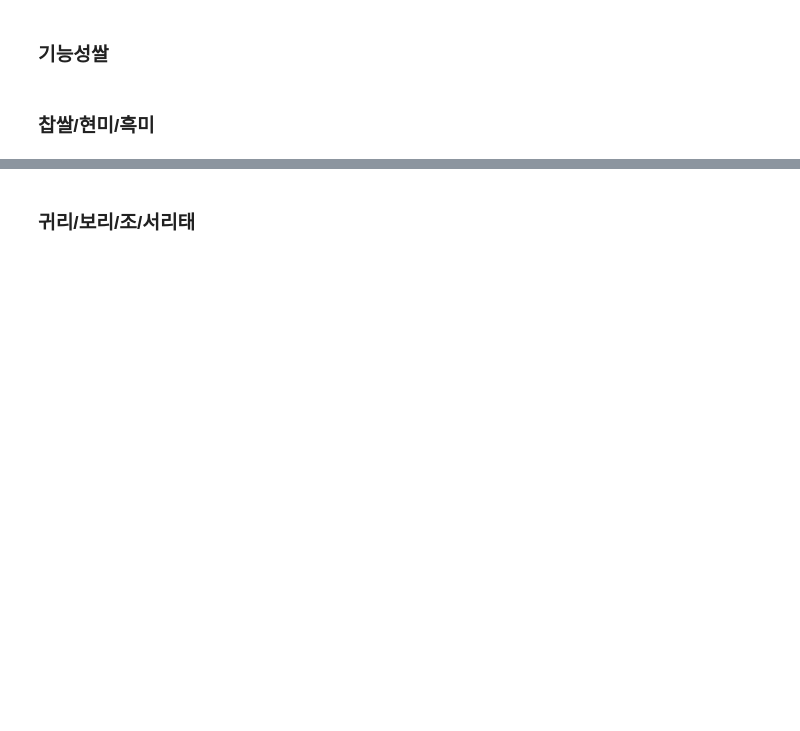
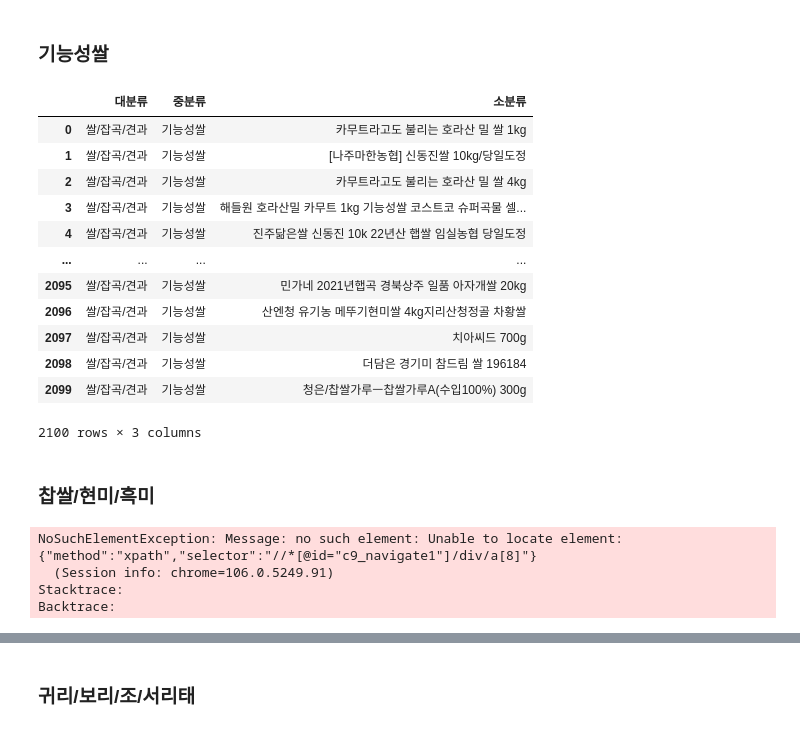
Before and after one commit to shinjangwoon/Store_Analysis, a Jupyter notebook: crawling/crawling.ipynb, the cells around one changed output, grey strips where cells are left out. Cells and saved outputs as stored; diff of their text form; code cells hidden in the pictures; blank space fills up the shorter version.

```diff
--- a/crawling/crawling.ipynb
+++ b/crawling/crawling.ipynb
@@ -1700,4 +1719,67 @@ for f in range(1,36):
 # %% [markdown]
 ### 기능성쌀
+# %%
+기능성쌀 = []
+driver.get('https://www.lotteon.com/search/render/render.ecn?render=nqapi&platform=pc&collection_id=9&login=Y&u9=navigate&u8=FC01240400&mallId=1')
+for f in range(1,36):
+    if f == 1:
+        name = driver.find_elements_by_class_name('srchProductUnitTitle')
+        time.sleep(2)
+        for named in range(0,len(name)):
+            기능성쌀.append(name[named].text)
+        driver.find_element_by_xpath('//*[@id="c9_navigate1"]/div/a[7]').click()
+    else:
+        time.sleep(2)
+        name = driver.find_elements_by_class_name('srchProductUnitTitle')
+        for named in range(0,len(name)):
+            기능성쌀.append(name[named].text)
+        if f < 35:
+            driver.find_element_by_xpath('//*[@id="c9_navigate1"]/div/a[8]').click()
+        else:
+            break
+# %%
+기능성쌀_df = pd.DataFrame(data=기능성쌀, columns=['소분류'])
+기능성쌀_df[['중분류', '대분류']] = ['기능성쌀', '쌀/잡곡/견과']
+기능성쌀_df = 기능성쌀_df[['대분류','중분류', '소분류']]
+기능성쌀_df
+# %% [output]
+|  | 대분류 | 중분류 | 소분류 |
+| 0 | 쌀/잡곡/견과 | 기능성쌀 | 카무트라고도 불리는 호라산 밀 쌀 1kg |
+| 1 | 쌀/잡곡/견과 | 기능성쌀 | [나주마한농협] 신동진쌀 10kg/당일도정 |
+| 2 | 쌀/잡곡/견과 | 기능성쌀 | 카무트라고도 불리는 호라산 밀 쌀 4kg |
+| 3 | 쌀/잡곡/견과 | 기능성쌀 | 해들원 호라산밀 카무트 1kg 기능성쌀 코스트코 슈퍼곡물 셀... |
+| 4 | 쌀/잡곡/견과 | 기능성쌀 | 진주닮은쌀 신동진 10k 22년산 햅쌀 임실농협 당일도정 |
+| ... | ... | ... | ... |
+| 2095 | 쌀/잡곡/견과 | 기능성쌀 | 민가네 2021년햅곡 경북상주 일품 아자개쌀 20kg |
+| 2096 | 쌀/잡곡/견과 | 기능성쌀 | 산엔청 유기농 메뚜기현미쌀 4kg지리산청정골 차황쌀 |
+| 2097 | 쌀/잡곡/견과 | 기능성쌀 | 치아씨드 700g |
+| 2098 | 쌀/잡곡/견과 | 기능성쌀 | 더담은 경기미 참드림 쌀 196184 |
+| 2099 | 쌀/잡곡/견과 | 기능성쌀 | 청은/찹쌀가루ㅡ찹쌀가루A(수입100%) 300g |
+2100 rows × 3 columns
 # %% [markdown]
 ### 찹쌀/현미/흑미
+# %%
+# 찹쌀
+찹쌀 = []
+driver.get('https://www.lotteon.com/search/render/render.ecn?render=nqapi&platform=pc&collection_id=9&login=Y&u9=navigate&u8=FC01240702&mallId=1')
+for f in range(1,36):
+    if f == 1:
+        name = driver.find_elements_by_class_name('srchProductUnitTitle')
+        time.sleep(2)
+        for named in range(0,len(name)):
+            찹쌀.append(name[named].text)
+        driver.find_element_by_xpath('//*[@id="c9_navigate1"]/div/a[7]').click()
+    else:
+        time.sleep(2)
+        name = driver.find_elements_by_class_name('srchProductUnitTitle')
+        for named in range(0,len(name)):
+            찹쌀.append(name[named].text)
+        if driver.find_element_by_xpath('//*[@id="c9_navigate1"]/div/a[8]') == True:
+            driver.find_element_by_xpath('//*[@id="c9_navigate1"]/div/a[8]').click()
+        else:
+            break
+# %% [output]
+NoSuchElementException: Message: no such element: Unable to locate element: {"method":"xpath","selector":"//*[@id="c9_navigate1"]/div/a[8]"}
+  (Session info: chrome=106.0.5249.91)
+Stacktrace:
+Backtrace:
```
Also changed, not shown: parts of 31 cells of this notebook.
